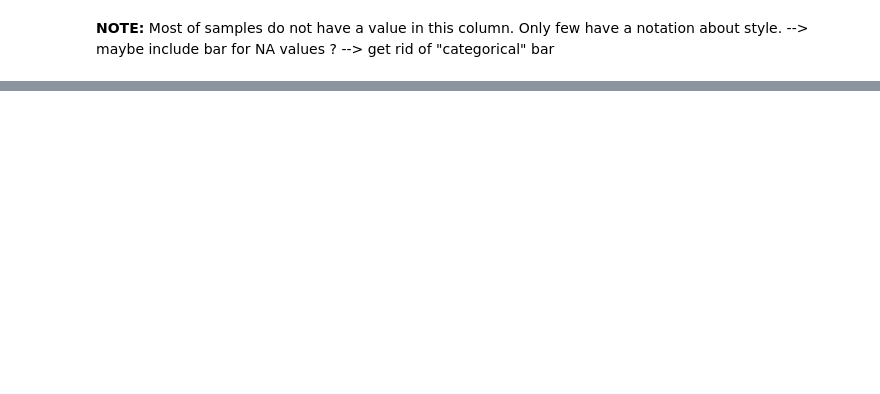
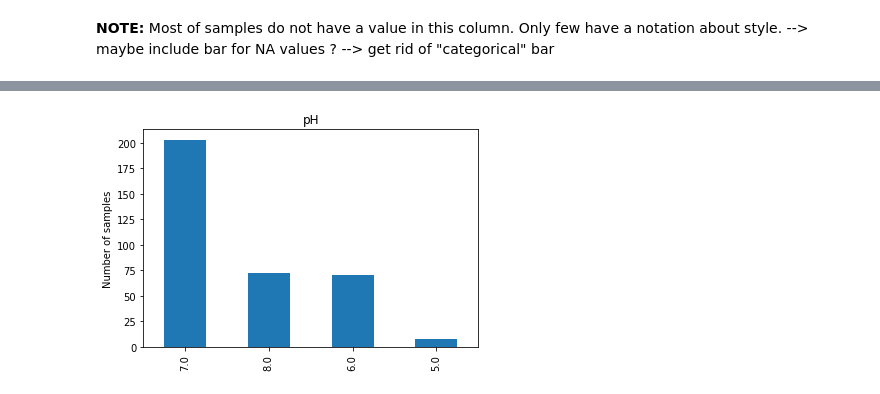
Before and after one commit to besutter1/Cheez-Eyez, a Jupyter notebook: metadata.ipynb, the cells around one changed output, grey strips where cells are left out. Drawn from its saved outputs; the diff is of its cells as text; code cells hidden in the pictures; blank space fills up the shorter version.

```diff
--- a/metadata.ipynb
+++ b/metadata.ipynb
@@ -53,5 +105,9 @@ plt.show()
 # %%
-df_metadata['ph'].value_counts().plot(kind='bar')
+df_metadata['ph'] = pd.to_numeric(df_metadata['ph'], errors='coerce') #object to float for calculations
+df_metadata['ph']=df_metadata['ph'].round() #round ph values to values without decimal to build groups
+df_metadata['ph'].value_counts().plot(kind='bar') # make plot
 plt.ylabel('Number of samples')
 plt.title('pH')
 plt.show()
+# %% [output]
+[figure, added]
```
Also changed, not shown: parts of 12 cells of this notebook.
